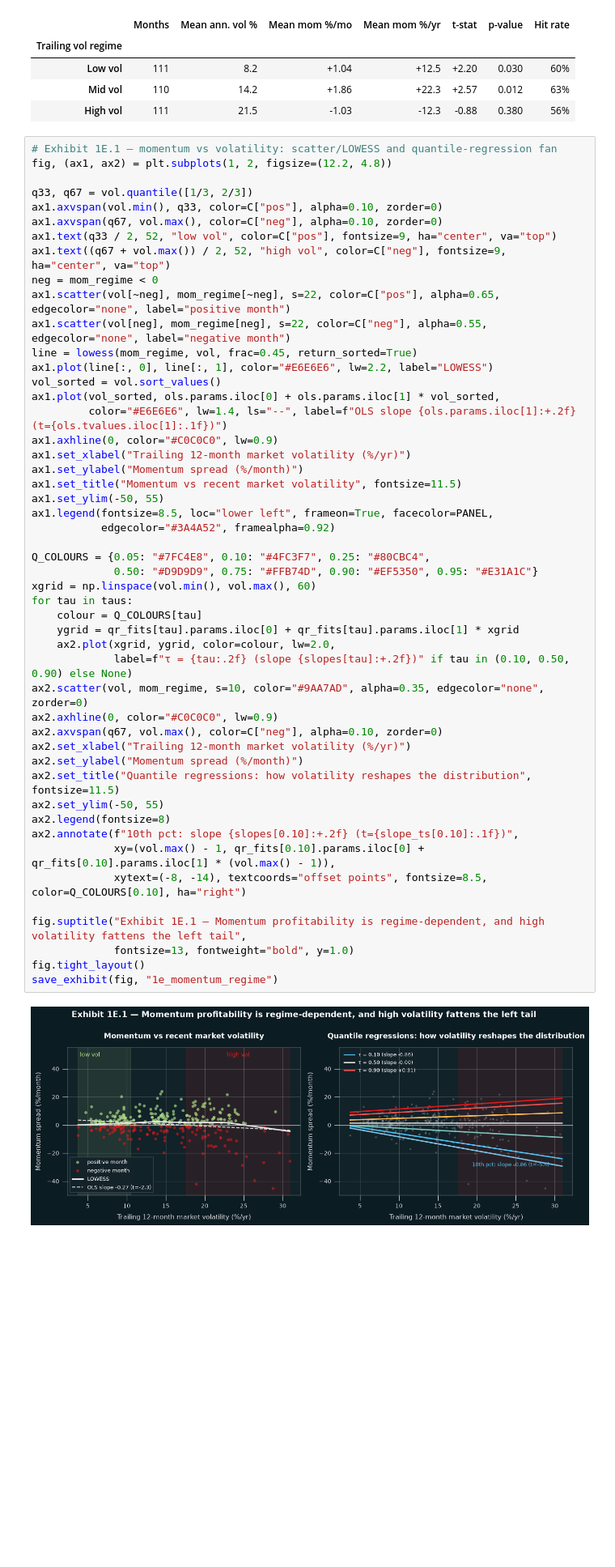
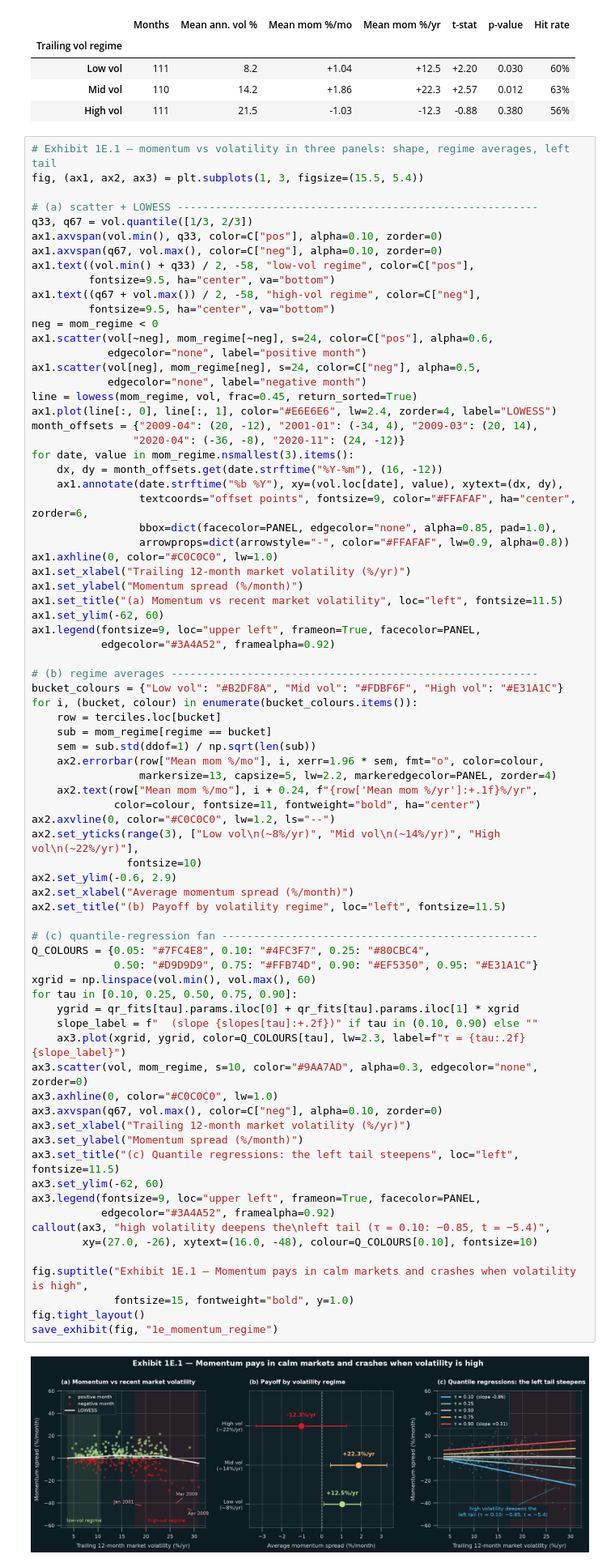
Before and after one commit to Prolead1/goldman2, a Jupyter notebook: notebooks/part1-factor-investing.ipynb, the cells around one changed output. Shown at 81% size. Cells and saved outputs as stored; diff of their text form; blank space fills up the shorter version.

```diff
--- a/notebooks/part1-factor-investing.ipynb
+++ b/notebooks/part1-factor-investing.ipynb
@@ -583,56 +696,83 @@ Table 1E.1 — Momentum profitability by trailing 12-month market-volatility ter
 | Mid vol | 110 | 14.2 | +1.86 | +22.3 | +2.57 | 0.012 | 63% |
 | High vol | 111 | 21.5 | -1.03 | -12.3 | -0.88 | 0.380 | 56% |
 # %%
-# Exhibit 1E.1 — momentum vs volatility: scatter/LOWESS and quantile-regression fan
-fig, (ax1, ax2) = plt.subplots(1, 2, figsize=(12.2, 4.8))
+# Exhibit 1E.1 — momentum vs volatility in three panels: shape, regime averages, left tail
+fig, (ax1, ax2, ax3) = plt.subplots(1, 3, figsize=(15.5, 5.4))
 
+# (a) scatter + LOWESS ---------------------------------------------------------
 q33, q67 = vol.quantile([1/3, 2/3])
 ax1.axvspan(vol.min(), q33, color=C["pos"], alpha=0.10, zorder=0)
 ax1.axvspan(q67, vol.max(), color=C["neg"], alpha=0.10, zorder=0)
-ax1.text(q33 / 2, 52, "low vol", color=C["pos"], fontsize=9, ha="center", va="top")
-ax1.text((q67 + vol.max()) / 2, 52, "high vol", color=C["neg"], fontsize=9, ha="center", va="top")
+ax1.text((vol.min() + q33) / 2, -58, "low-vol regime", color=C["pos"],
+         fontsize=9.5, ha="center", va="bottom")
+ax1.text((q67 + vol.max()) / 2, -58, "high-vol regime", color=C["neg"],
+         fontsize=9.5, ha="center", va="bottom")
 neg = mom_regime < 0
-ax1.scatter(vol[~neg], mom_regime[~neg], s=22, color=C["pos"], alpha=0.65, edgecolor="none", label="positive month")
-ax1.scatter(vol[neg], mom_regime[neg], s=22, color=C["neg"], alpha=0.55, edgecolor="none", label="negative month")
+ax1.scatter(vol[~neg], mom_regime[~neg], s=24, color=C["pos"], alpha=0.6,
+            edgecolor="none", label="positive month")
+ax1.scatter(vol[neg], mom_regime[neg], s=24, color=C["neg"], alpha=0.5,
+            edgecolor="none", label="negative month")
 line = lowess(mom_regime, vol, frac=0.45, return_sorted=True)
-ax1.plot(line[:, 0], line[:, 1], color="#E6E6E6", lw=2.2, label="LOWESS")
-vol_sorted = vol.sort_values()
-ax1.plot(vol_sorted, ols.params.iloc[0] + ols.params.iloc[1] * vol_sorted,
-         color="#E6E6E6", lw=1.4, ls="--", label=f"OLS slope {ols.params.iloc[1]:+.2f} (t={ols.tvalues.iloc[1]:.1f})")
-ax1.axhline(0, color="#C0C0C0", lw=0.9)
+ax1.plot(line[:, 0], line[:, 1], color="#E6E6E6", lw=2.4, zorder=4, label="LOWESS")
+month_offsets = {"2009-04": (20, -12), "2001-01": (-34, 4), "2009-03": (20, 14),
+                "2020-04": (-36, -8), "2020-11": (24, -12)}
+for date, value in mom_regime.nsmallest(3).items():
+    dx, dy = month_offsets.get(date.strftime("%Y-%m"), (16, -12))
+    ax1.annotate(date.strftime("%b %Y"), xy=(vol.loc[date], value), xytext=(dx, dy),
+                 textcoords="offset points", fontsize=9, color="#FFAFAF", ha="center", zorder=6,
+                 bbox=dict(facecolor=PANEL, edgecolor="none", alpha=0.85, pad=1.0),
+                 arrowprops=dict(arrowstyle="-", color="#FFAFAF", lw=0.9, alpha=0.8))
+ax1.axhline(0, color="#C0C0C0", lw=1.0)
 ax1.set_xlabel("Trailing 12-month market volatility (%/yr)")
 ax1.set_ylabel("Momentum spread (%/month)")
-ax1.set_title("Momentum vs recent market volatility", fontsize=11.5)
-ax1.set_ylim(-50, 55)
-ax1.legend(fontsize=8.5, loc="lower left", frameon=True, facecolor=PANEL,
+ax1.set_title("(a) Momentum vs recent market volatility", loc="left", fontsize=11.5)
+ax1.set_ylim(-62, 60)
+ax1.legend(fontsize=9, loc="upper left", frameon=True, facecolor=PANEL,
            edgecolor="#3A4A52", framealpha=0.92)
 
+# (b) regime averages ----------------------------------------------------------
+bucket_colours = {"Low vol": "#B2DF8A", "Mid vol": "#FDBF6F", "High vol": "#E31A1C"}
+for i, (bucket, colour) in enumerate(bucket_colours.items()):
+    row = terciles.loc[bucket]
+    sub = mom_regime[regime == bucket]
+    sem = sub.std(ddof=1) / np.sqrt(len(sub))
+    ax2.errorbar(row["Mean mom %/mo"], i, xerr=1.96 * sem, fmt="o", color=colour,
+                 markersize=13, capsize=5, lw=2.2, markeredgecolor=PANEL, zorder=4)
+    ax2.text(row["Mean mom %/mo"], i + 0.24, f"{row['Mean mom %/yr']:+.1f}%/yr",
+             color=colour, fontsize=11, fontweight="bold", ha="center")
+ax2.axvline(0, color="#C0C0C0", lw=1.2, ls="--")
+ax2.set_yticks(range(3), ["Low vol\n(~8%/yr)", "Mid vol\n(~14%/yr)", "High vol\n(~22%/yr)"],
+               fontsize=10)
+ax2.set_ylim(-0.6, 2.9)
+ax2.set_xlabel("Average momentum spread (%/month)")
+ax2.set_title("(b) Payoff by volatility regime", loc="left", fontsize=11.5)
+
+# (c) quantile-regression fan --------------------------------------------------
 Q_COLOURS = {0.05: "#7FC4E8", 0.10: "#4FC3F7", 0.25: "#80CBC4",
              0.50: "#D9D9D9", 0.75: "#FFB74D", 0.90: "#EF5350", 0.95: "#E31A1C"}
 xgrid = np.linspace(vol.min(), vol.max(), 60)
-for tau in taus:
-    colour = Q_COLOURS[tau]
+for tau in [0.10, 0.25, 0.50, 0.75, 0.90]:
     ygrid = qr_fits[tau].params.iloc[0] + qr_fits[tau].params.iloc[1] * xgrid
-    ax2.plot(xgrid, ygrid, color=colour, lw=2.0,
-             label=f"τ = {tau:.2f} (slope {slopes[tau]:+.2f})" if tau in (0.10, 0.50, 0.90) else None)
-ax2.scatter(vol, mom_regime, s=10, color="#9AA7AD", alpha=0.35, edgecolor="none", zorder=0)
-ax2.axhline(0, color="#C0C0C0", lw=0.9)
-ax2.axvspan(q67, vol.max(), color=C["neg"], alpha=0.10, zorder=0)
-ax2.set_xlabel("Trailing 12-month market volatility (%/yr)")
-ax2.set_ylabel("Momentum spread (%/month)")
-ax2.set_title("Quantile regressions: how volatility reshapes the distribution", fontsize=11.5)
-ax2.set_ylim(-50, 55)
-ax2.legend(fontsize=8)
-ax2.annotate(f"10th pct: slope {slopes[0.10]:+.2f} (t={slope_ts[0.10]:.1f})",
-             xy=(vol.max() - 1, qr_fits[0.10].params.iloc[0] + qr_fits[0.10].params.iloc[1] * (vol.max() - 1)),
-             xytext=(-8, -14), textcoords="offset points", fontsize=8.5, color=Q_COLOURS[0.10], ha="right")
+    slope_label = f"  (slope {slopes[tau]:+.2f})" if tau in (0.10, 0.90) else ""
+    ax3.plot(xgrid, ygrid, color=Q_COLOURS[tau], lw=2.3, label=f"τ = {tau:.2f}{slope_label}")
+ax3.scatter(vol, mom_regime, s=10, color="#9AA7AD", alpha=0.3, edgecolor="none", zorder=0)
+ax3.axhline(0, color="#C0C0C0", lw=1.0)
+ax3.axvspan(q67, vol.max(), color=C["neg"], alpha=0.10, zorder=0)
+ax3.set_xlabel("Trailing 12-month market volatility (%/yr)")
+ax3.set_ylabel("Momentum spread (%/month)")
+ax3.set_title("(c) Quantile regressions: the left tail steepens", loc="left", fontsize=11.5)
+ax3.set_ylim(-62, 60)
+ax3.legend(fontsize=9, loc="upper left", frameon=True, facecolor=PANEL,
+           edgecolor="#3A4A52", framealpha=0.92)
+callout(ax3, "high volatility deepens the\nleft tail (τ = 0.10: −0.85, t = −5.4)",
+        xy=(27.0, -26), xytext=(16.0, -48), colour=Q_COLOURS[0.10], fontsize=10)
 
-fig.suptitle("Exhibit 1E.1 — Momentum profitability is regime-dependent, and high volatility fattens the left tail",
-             fontsize=13, fontweight="bold", y=1.0)
+fig.suptitle("Exhibit 1E.1 — Momentum pays in calm markets and crashes when volatility is high",
+             fontsize=15, fontweight="bold", y=1.0)
 fig.tight_layout()
 save_exhibit(fig, "1e_momentum_regime")
 # %% [output]
-[figure, old version]
+[figure, new version]
 # %% [markdown]
 **Comment.** Momentum profitability is clearly state-dependent:
 
```
Also changed, not shown: parts of 9 cells of this notebook, 7 other files.
